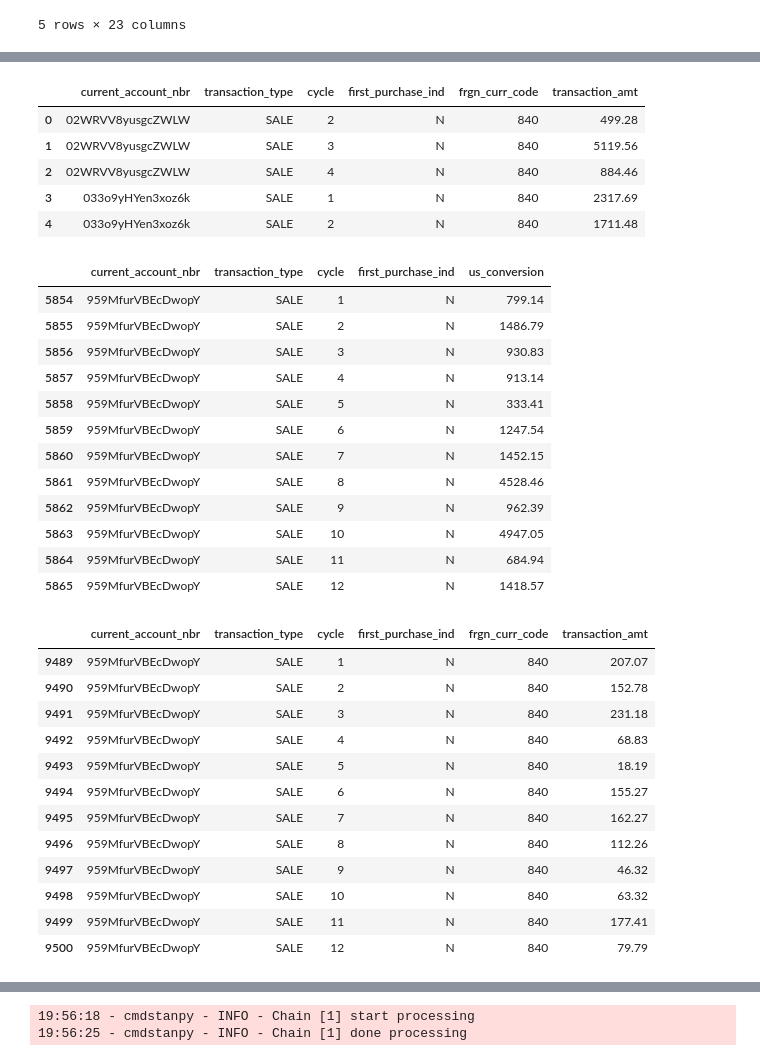
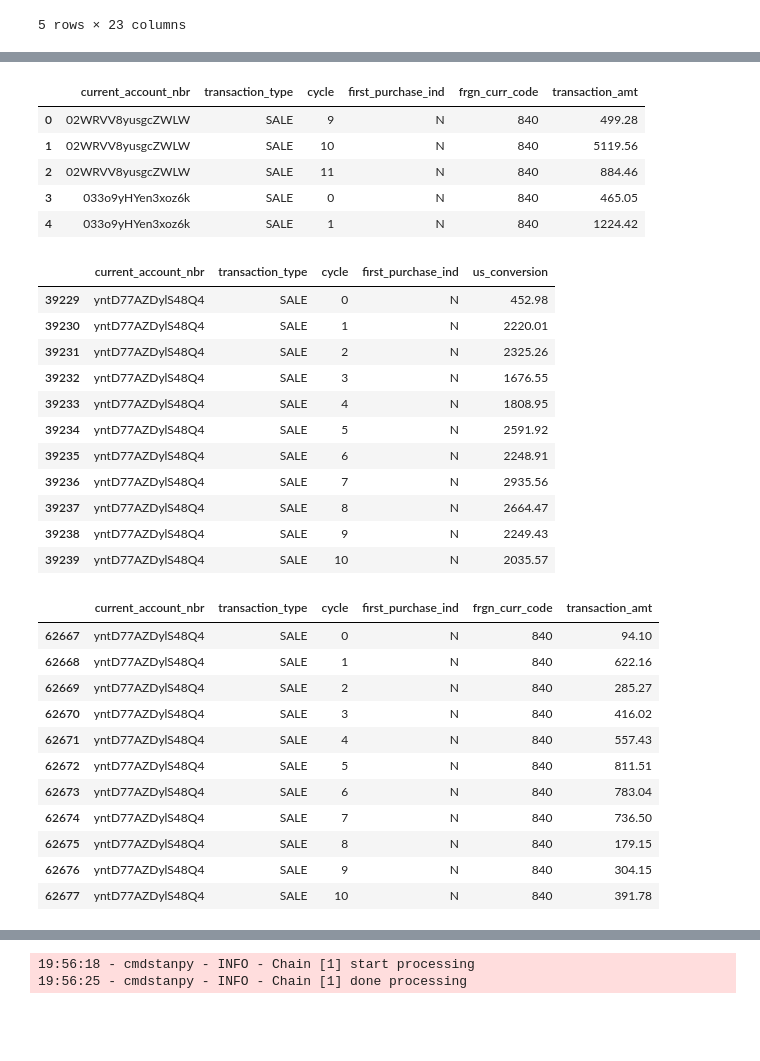
Before and after one commit to eeen17/ditto, a Jupyter notebook: datathon.ipynb, the cells around one changed output, grey strips where cells are left out. Cells and saved outputs as stored; diff of their text form; code cells hidden in the pictures; blank space fills up the shorter version.

```diff
--- a/datathon.ipynb
+++ b/datathon.ipynb
@@ -46,13 +89,11 @@ df_trans.head()
 | 4 | eJSfTCGPvJulGzd3 | SALE | 253 | 2024-08-17 | 26.65 | ... |
 5 rows × 23 columns
 # %%
-df_trans['cycle'] = df_trans.transaction_month + (df_trans.transaction_date.dt.day > df_trans.cycle_day)
-df_trans.loc[df_trans['cycle'] == 13, 'cycle'] = 1
+df_trans['cycle'] = df_trans.transaction_month + (df_trans.transaction_date.dt.day > df_trans.cycle_day) + (df_trans.transaction_date.dt.year == 2025)*12 - 5
 
-df_worldtrans['cycle'] = df_worldtrans.transaction_month + (df_worldtrans.transaction_date.dt.day > df_worldtrans.cycle_day)
-df_worldtrans.loc[df_worldtrans['cycle'] == 13, 'cycle'] = 1
+df_worldtrans['cycle'] = df_worldtrans.transaction_month + (df_worldtrans.transaction_date.dt.day > df_worldtrans.cycle_day) + (df_worldtrans.transaction_date.dt.year == 2025)*12 - 5
 
 
-df_trans[['current_account_nbr', 'cycle_day', 'transaction_date', 'cycle']].sort_values('transaction_date')
+df_worldtrans[['current_account_nbr', 'cycle_day', 'transaction_date', 'cycle']].sort_values('cycle')
 # %% [output]
 |  | current_account_nbr | cycle_day | transaction_date | cycle |
@@ -100,15 +140,14 @@ code_to_rate = {code : exchange_rates[code_to_symbol[code]] for code in code_to_
 df_worldtrans_grouped = df_worldtrans.groupby(['current_account_nbr', 'transaction_type', 'cycle', 'first_purchase_ind', 'frgn_curr_code'])
 df_monthly_worldtrans = df_worldtrans_grouped['transaction_amt'].sum().reset_index()
 df_monthly_worldtrans = df_monthly_worldtrans.sort_values(by=['current_account_nbr', 'cycle', 'first_purchase_ind', 'frgn_curr_code'], ascending=[True, True, True, True])
-df_monthly_worldtrans.to_csv('transactions.csv', index = False)
 df_monthly_worldtrans.head()
 # %% [output]
 |  | current_account_nbr | transaction_type | cycle | first_purchase_ind | frgn_curr_code | transaction_amt |
-| 0 | 02WRVV8yusgcZWLW | SALE | 2 | N | 840 | 499.28 |
-| 1 | 02WRVV8yusgcZWLW | SALE | 3 | N | 840 | 5119.56 |
-| 2 | 02WRVV8yusgcZWLW | SALE | 4 | N | 840 | 884.46 |
-| 3 | 033o9yHYen3xoz6k | SALE | 1 | N | 840 | 2317.69 |
-| 4 | 033o9yHYen3xoz6k | SALE | 2 | N | 840 | 1711.48 |
+| 0 | 02WRVV8yusgcZWLW | SALE | 9 | N | 840 | 499.28 |
+| 1 | 02WRVV8yusgcZWLW | SALE | 10 | N | 840 | 5119.56 |
+| 2 | 02WRVV8yusgcZWLW | SALE | 11 | N | 840 | 884.46 |
+| 3 | 033o9yHYen3xoz6k | SALE | 0 | N | 840 | 465.05 |
+| 4 | 033o9yHYen3xoz6k | SALE | 1 | N | 840 | 1224.42 |
 # %%
 us_conversion = []
 for i, row in df_monthly_worldtrans.iterrows():
@@ -122,38 +161,35 @@ df_monthly_worldtrans.head()
 df_converted_worldtrans = df_monthly_worldtrans.groupby(['current_account_nbr', 'transaction_type', 'cycle', 'first_purchase_ind'])
 df_converted_worldtrans = df_converted_worldtrans['us_conversion'].sum().reset_index()
 df_converted_worldtrans = df_converted_worldtrans.sort_values(by=['current_account_nbr', 'cycle', 'first_purchase_ind'], ascending=[True, True, True])
-df_converted_worldtrans.to_csv('converted_world_trans.csv', index = False)
-df_converted_worldtrans[df_converted_worldtrans['current_account_nbr'] == "959MfurVBEcDwopY"]
+df_converted_worldtrans[df_converted_worldtrans['current_account_nbr'] == "yntD77AZDylS48Q4"]
 # %% [output]
 |  | current_account_nbr | transaction_type | cycle | first_purchase_ind | us_conversion |
-| 5854 | 959MfurVBEcDwopY | SALE | 1 | N | 799.14 |
-| 5855 | 959MfurVBEcDwopY | SALE | 2 | N | 1486.79 |
-| 5856 | 959MfurVBEcDwopY | SALE | 3 | N | 930.83 |
-| 5857 | 959MfurVBEcDwopY | SALE | 4 | N | 913.14 |
-| 5858 | 959MfurVBEcDwopY | SALE | 5 | N | 333.41 |
-| 5859 | 959MfurVBEcDwopY | SALE | 6 | N | 1247.54 |
-| 5860 | 959MfurVBEcDwopY | SALE | 7 | N | 1452.15 |
-| 5861 | 959MfurVBEcDwopY | SALE | 8 | N | 4528.46 |
-| 5862 | 959MfurVBEcDwopY | SALE | 9 | N | 962.39 |
-| 5863 | 959MfurVBEcDwopY | SALE | 10 | N | 4947.05 |
-| 5864 | 959MfurVBEcDwopY | SALE | 11 | N | 684.94 |
-| 5865 | 959MfurVBEcDwopY | SALE | 12 | N | 1418.57 |
+| 39229 | yntD77AZDylS48Q4 | SALE | 0 | N | 452.98 |
+| 39230 | yntD77AZDylS48Q4 | SALE | 1 | N | 2220.01 |
+| 39231 | yntD77AZDylS48Q4 | SALE | 2 | N | 2325.26 |
+| 39232 | yntD77AZDylS48Q4 | SALE | 3 | N | 1676.55 |
+| 39233 | yntD77AZDylS48Q4 | SALE | 4 | N | 1808.95 |
+| 39234 | yntD77AZDylS48Q4 | SALE | 5 | N | 2591.92 |
+| 39235 | yntD77AZDylS48Q4 | SALE | 6 | N | 2248.91 |
+| 39236 | yntD77AZDylS48Q4 | SALE | 7 | N | 2935.56 |
+| 39237 | yntD77AZDylS48Q4 | SALE | 8 | N | 2664.47 |
+| 39238 | yntD77AZDylS48Q4 | SALE | 9 | N | 2249.43 |
+| 39239 | yntD77AZDylS48Q4 | SALE | 10 | N | 2035.57 |
 # %%
-df_monthly_trans[df_monthly_trans['current_account_nbr'] == "959MfurVBEcDwopY"]
+df_monthly_trans[df_monthly_trans['current_account_nbr'] == "yntD77AZDylS48Q4"]
 # %% [output]
 |  | current_account_nbr | transaction_type | cycle | first_purchase_ind | frgn_curr_code | transaction_amt |
-| 9489 | 959MfurVBEcDwopY | SALE | 1 | N | 840 | 207.07 |
-| 9490 | 959MfurVBEcDwopY | SALE | 2 | N | 840 | 152.78 |
-| 9491 | 959MfurVBEcDwopY | SALE | 3 | N | 840 | 231.18 |
-| 9492 | 959MfurVBEcDwopY | SALE | 4 | N | 840 | 68.83 |
-| 9493 | 959MfurVBEcDwopY | SALE | 5 | N | 840 | 18.19 |
-| 9494 | 959MfurVBEcDwopY | SALE | 6 | N | 840 | 155.27 |
-| 9495 | 959MfurVBEcDwopY | SALE | 7 | N | 840 | 162.27 |
-| 9496 | 959MfurVBEcDwopY | SALE | 8 | N | 840 | 112.26 |
-| 9497 | 959MfurVBEcDwopY | SALE | 9 | N | 840 | 46.32 |
-| 9498 | 959MfurVBEcDwopY | SALE | 10 | N | 840 | 63.32 |
-| 9499 | 959MfurVBEcDwopY | SALE | 11 | N | 840 | 177.41 |
-| 9500 | 959MfurVBEcDwopY | SALE | 12 | N | 840 | 79.79 |
+| 62667 | yntD77AZDylS48Q4 | SALE | 0 | N | 840 | 94.10 |
+| 62668 | yntD77AZDylS48Q4 | SALE | 1 | N | 840 | 622.16 |
+| 62669 | yntD77AZDylS48Q4 | SALE | 2 | N | 840 | 285.27 |
+| 62670 | yntD77AZDylS48Q4 | SALE | 3 | N | 840 | 416.02 |
+| 62671 | yntD77AZDylS48Q4 | SALE | 4 | N | 840 | 557.43 |
+| 62672 | yntD77AZDylS48Q4 | SALE | 5 | N | 840 | 811.51 |
+| 62673 | yntD77AZDylS48Q4 | SALE | 6 | N | 840 | 783.04 |
+| 62674 | yntD77AZDylS48Q4 | SALE | 7 | N | 840 | 736.50 |
+| 62675 | yntD77AZDylS48Q4 | SALE | 8 | N | 840 | 179.15 |
+| 62676 | yntD77AZDylS48Q4 | SALE | 9 | N | 840 | 304.15 |
+| 62677 | yntD77AZDylS48Q4 | SALE | 10 | N | 840 | 391.78 |
 # %%
 df_total_monthly = pd.concat([df_converted_worldtrans, df_monthly_trans])
 df_total_monthly = df_total_monthly.fillna(0)
```
Also changed, not shown: parts of 20 cells of this notebook.
